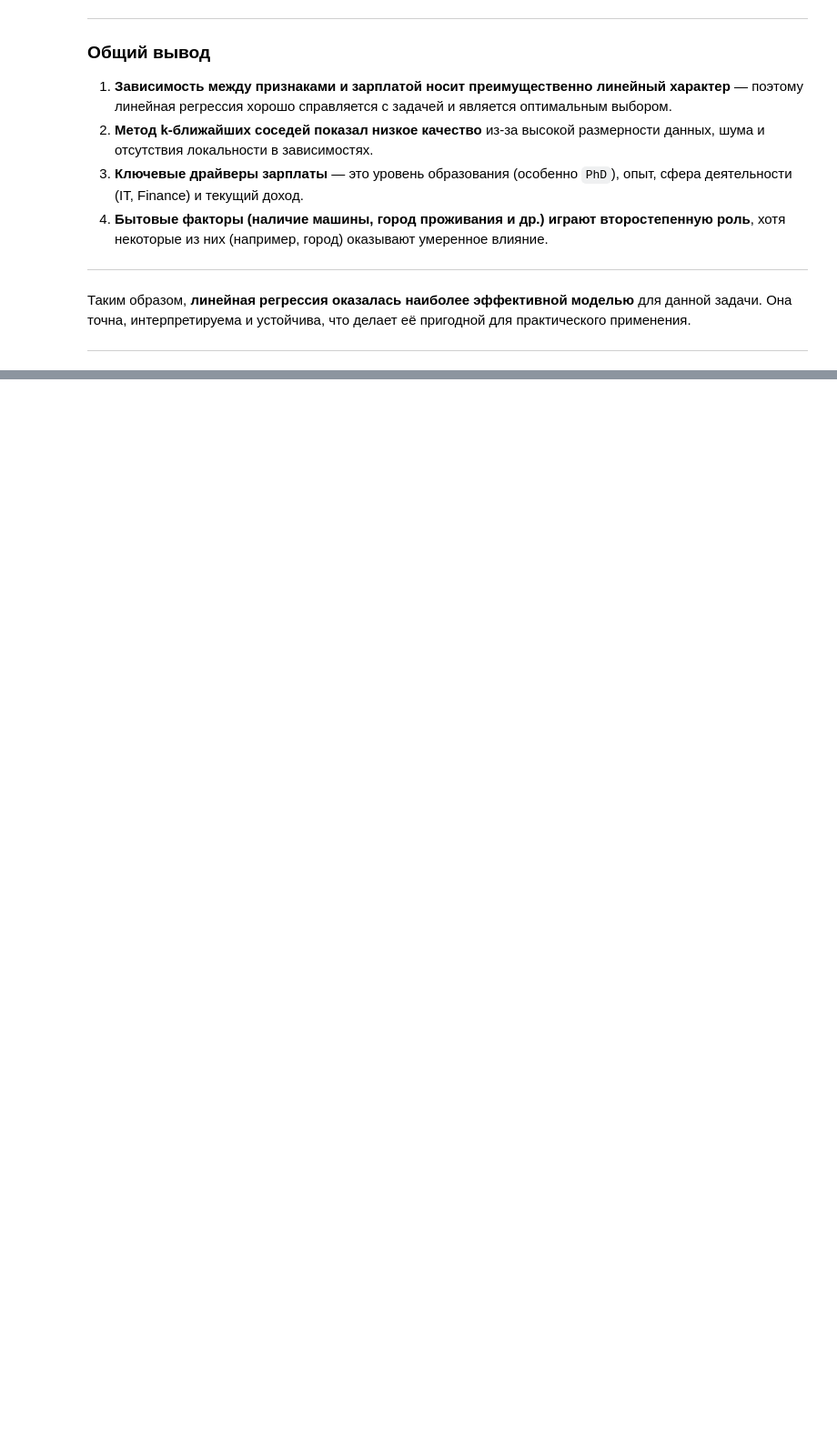
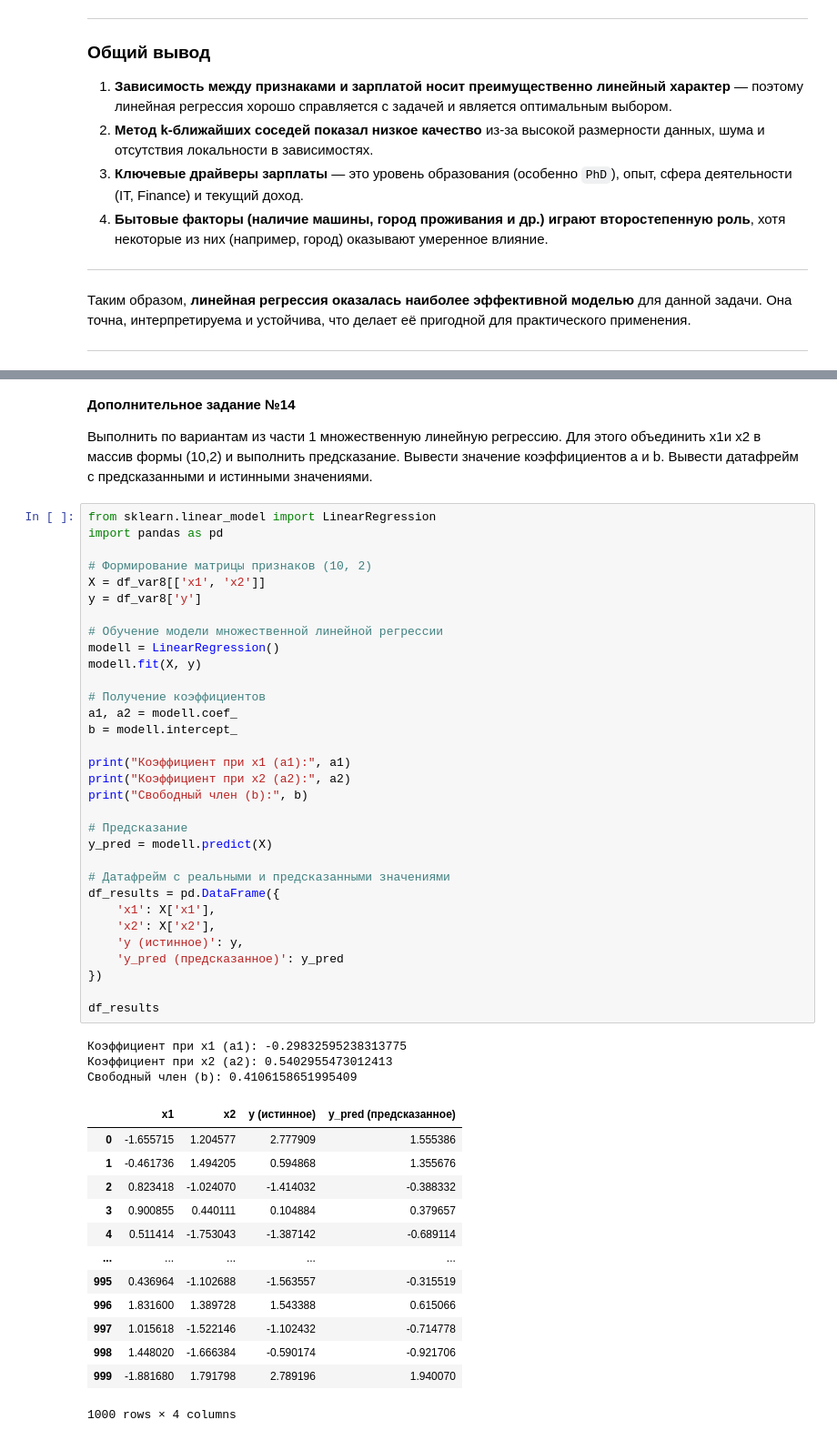
Before and after one commit to Coffeein0/data_analysis, a Jupyter notebook: LR3_Razveev_8.ipynb, the cells around one changed output, grey strips where cells are left out. Shown at 91% size. Saved outputs shown, nothing was run; the diff lists cells and outputs as text; blank space fills up the shorter version.

```diff
--- a/LR3_Razveev_8.ipynb
+++ b/LR3_Razveev_8.ipynb
@@ -1217,0 +1472,53 @@ plt.show()
+# %% [markdown]
+**Дополнительное задание №14**
+
+Выполнить по вариантам из части 1 множественную линейную регрессию. Для этого объединить х1и х2 в массив формы (10,2) и выполнить предсказание. Вывести значение коэффициентов а и b. Вывести датафрейм с предсказанными и истинными значениями.
+# %%
+from sklearn.linear_model import LinearRegression
+import pandas as pd
+
+# Формирование матрицы признаков (10, 2)
+X = df_var8[['x1', 'x2']]
+y = df_var8['y']
+
+# Обучение модели множественной линейной регрессии
+modell = LinearRegression()
+modell.fit(X, y)
+
+# Получение коэффициентов
+a1, a2 = modell.coef_
+b = modell.intercept_
+
+print("Коэффициент при x1 (a1):", a1)
+print("Коэффициент при x2 (a2):", a2)
+print("Свободный член (b):", b)
+
+# Предсказание
+y_pred = modell.predict(X)
+
+# Датафрейм с реальными и предсказанными значениями
+df_results = pd.DataFrame({
+    'x1': X['x1'],
+    'x2': X['x2'],
+    'y (истинное)': y,
+    'y_pred (предсказанное)': y_pred
+})
+
+df_results
+# %% [output]
+Коэффициент при x1 (a1): -0.29832595238313775
+Коэффициент при x2 (a2): 0.5402955473012413
+Свободный член (b): 0.4106158651995409
+|  | x1 | x2 | y (истинное) | y_pred (предсказанное) |
+| 0 | -1.655715 | 1.204577 | 2.777909 | 1.555386 |
+| 1 | -0.461736 | 1.494205 | 0.594868 | 1.355676 |
+| 2 | 0.823418 | -1.024070 | -1.414032 | -0.388332 |
+| 3 | 0.900855 | 0.440111 | 0.104884 | 0.379657 |
+| 4 | 0.511414 | -1.753043 | -1.387142 | -0.689114 |
+| ... | ... | ... | ... | ... |
+| 995 | 0.436964 | -1.102688 | -1.563557 | -0.315519 |
+| 996 | 1.831600 | 1.389728 | 1.543388 | 0.615066 |
+| 997 | 1.015618 | -1.522146 | -1.102432 | -0.714778 |
+| 998 | 1.448020 | -1.666384 | -0.590174 | -0.921706 |
+| 999 | -1.881680 | 1.791798 | 2.789196 | 1.940070 |
+1000 rows × 4 columns
```
Also changed, not shown: parts of 12 cells of this notebook.
